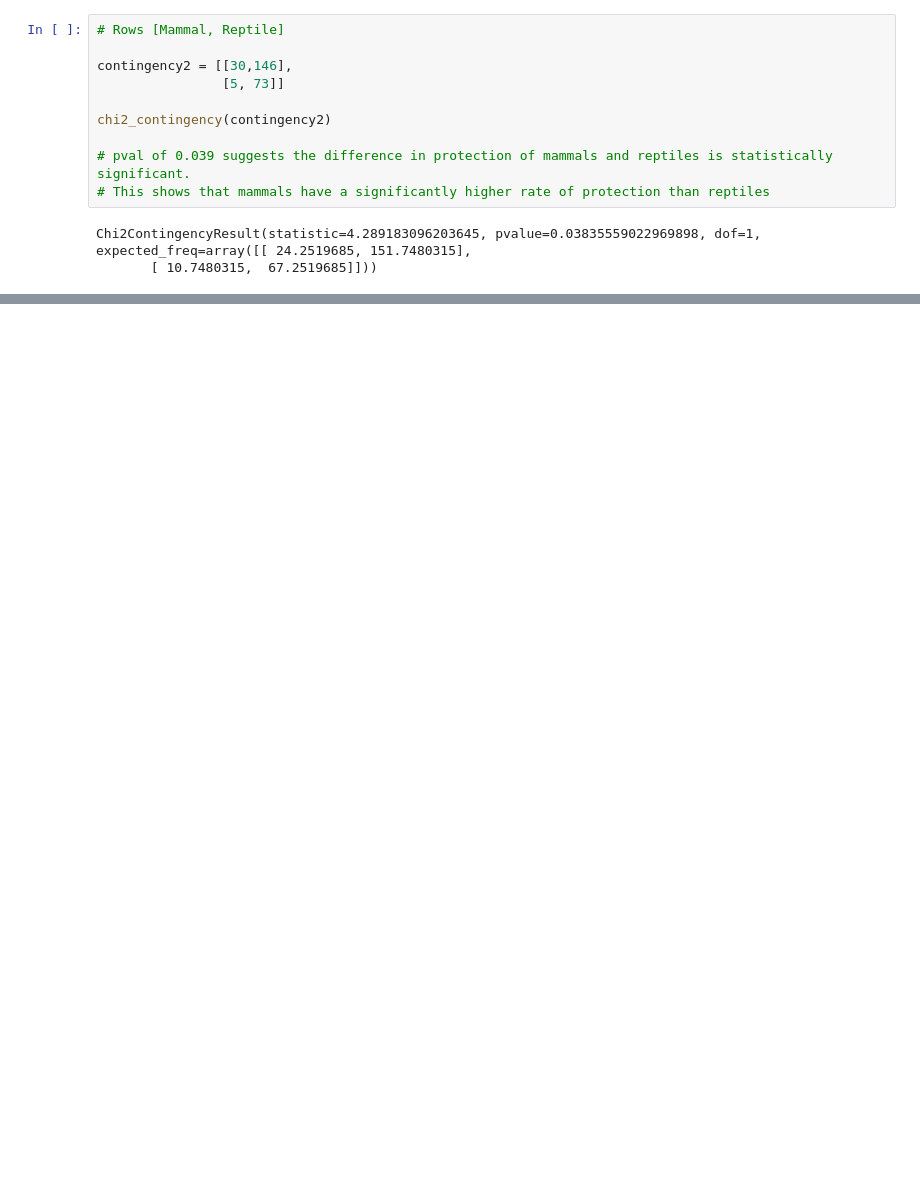
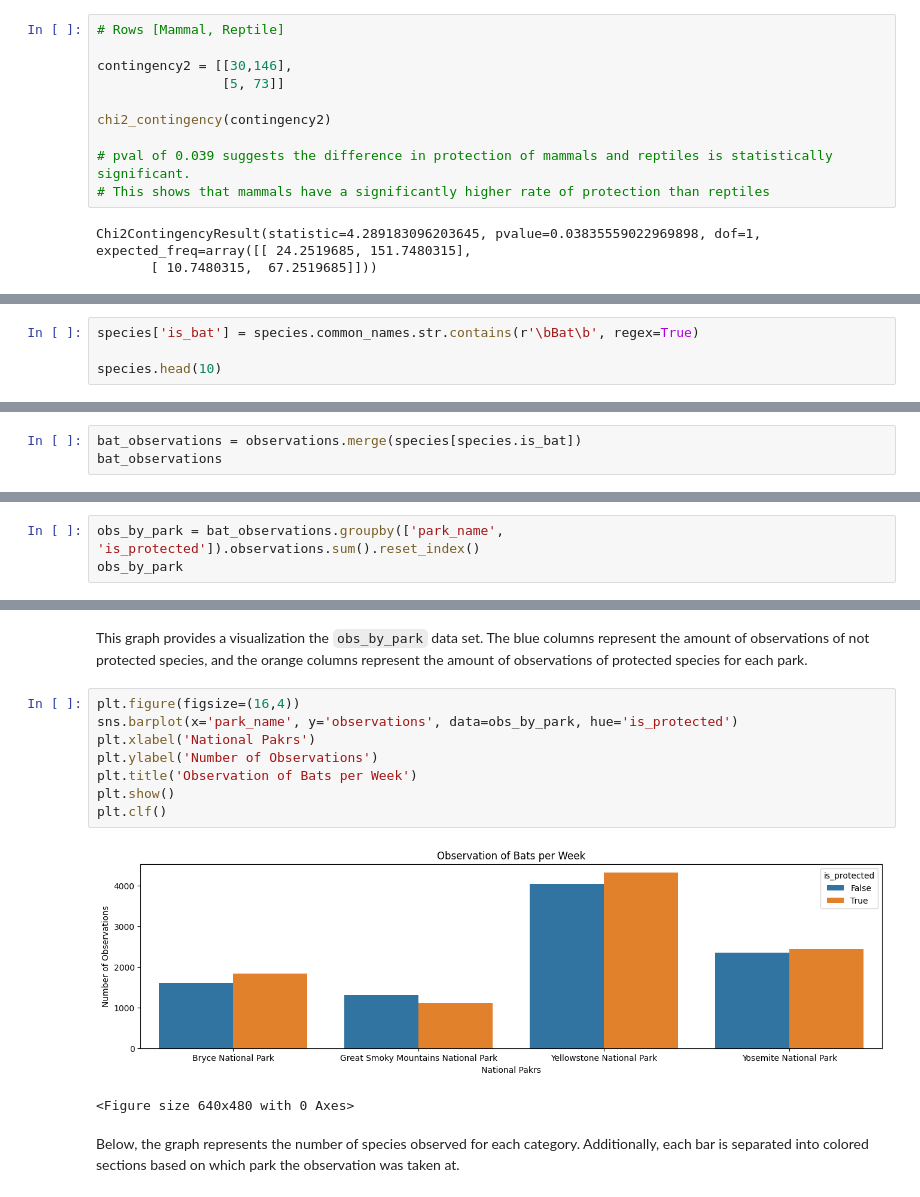
Before and after one commit to jayoung26/Biodiversity_in_National_Parks, a Jupyter notebook: biodiversity.ipynb, the cells around one changed output, grey strips where cells are left out. Cells and saved outputs as stored; diff of their text form; blank space fills up the shorter version.

Commit message:
Completed analysis and markdown sections

```diff
--- a/biodiversity.ipynb
+++ b/biodiversity.ipynb
@@ -218,0 +292,4 @@ AttributeError: 'dict' object has no attribute 'max'
+# %%
+species['is_bat'] = species.common_names.str.contains(r'\bBat\b', regex=True)
+
+species.head(10)
@@ -218,0 +332,3 @@ AttributeError: 'dict' object has no attribute 'max'
+# %%
+bat_observations = observations.merge(species[species.is_bat])
+bat_observations
@@ -218,0 +361,3 @@ AttributeError: 'dict' object has no attribute 'max'
+# %%
+obs_by_park = bat_observations.groupby(['park_name', 'is_protected']).observations.sum().reset_index()
+obs_by_park
@@ -219 +374,16 @@ AttributeError: 'dict' object has no attribute 'max'
+# %% [markdown]
+This graph provides a visualization the `obs_by_park` data set. The blue columns represent the amount of observations of not protected species, and the orange columns represent the amount of observations of protected species for each park.
+# %%
+plt.figure(figsize=(16,4))
+sns.barplot(x='park_name', y='observations', data=obs_by_park, hue='is_protected')
+plt.xlabel('National Pakrs')
+plt.ylabel('Number of Observations')
+plt.title('Observation of Bats per Week')
+plt.show()
+plt.clf()
+# %% [output]
+[figure, added]
+<Figure size 640x480 with 0 Axes>
+# %% [markdown]
+Below, the graph represents the number of species observed for each category. Additionally, each bar is separated into colored sections based on which park the observation was taken at.
 # %%
```
Also changed, not shown: parts of 37 cells of this notebook.
